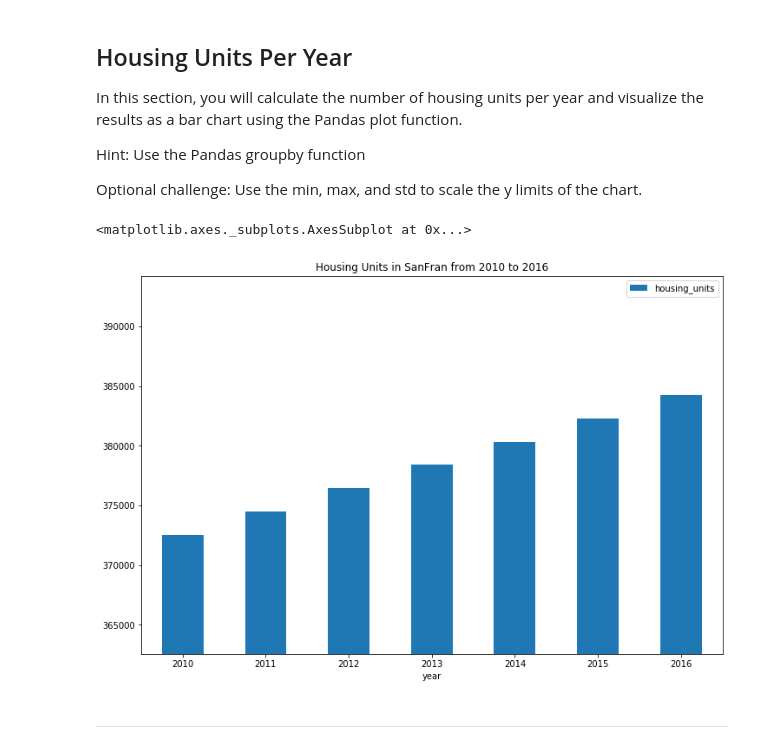
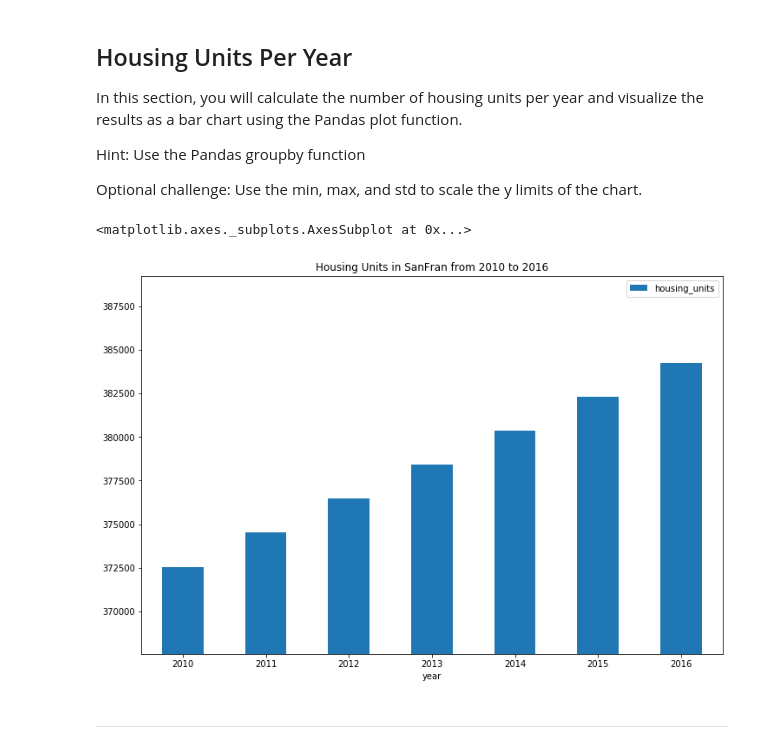
Before and after one commit to willwillis/python-pyviz-homework, a Jupyter notebook: rental_analysis.ipynb, the cells around one changed output. Cells and saved outputs as stored; diff of their text form; code cells hidden in the pictures.

```diff
--- a/rental_analysis.ipynb
+++ b/rental_analysis.ipynb
@@ -43,13 +46,13 @@ Optional challenge: Use the min, max, and std to scale the y limits of the chart
 # %%
 # Calculate the mean number of housing units per year (hint: use groupby)
 temp_df = sfo_data.filter(['year','housing_units']).groupby([sfo_data.index.year]).mean()
 min = temp_df.min()['housing_units']
 max = temp_df.max()['housing_units']
-padding = 10000
+padding = 5000
 temp_df.plot.bar(ylim=(min-padding,max+padding),title="Housing Units in SanFran from 2010 to 2016", rot=0,figsize=(12,8))
 # %% [output]
 <matplotlib.axes._subplots.AxesSubplot at 0x...>
-[figure, old version]
+[figure, new version]
 # %% [markdown]
 - - -
 # %% [markdown]
```
Also changed, not shown: parts of 1 cell of this notebook, 2 other files.
